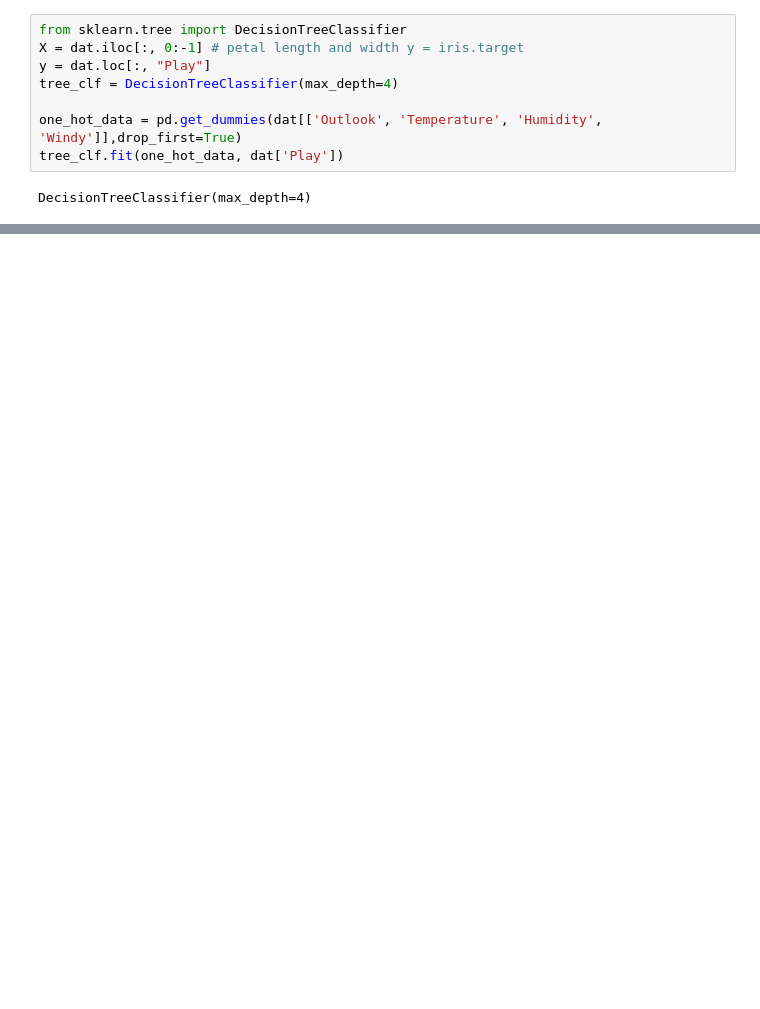
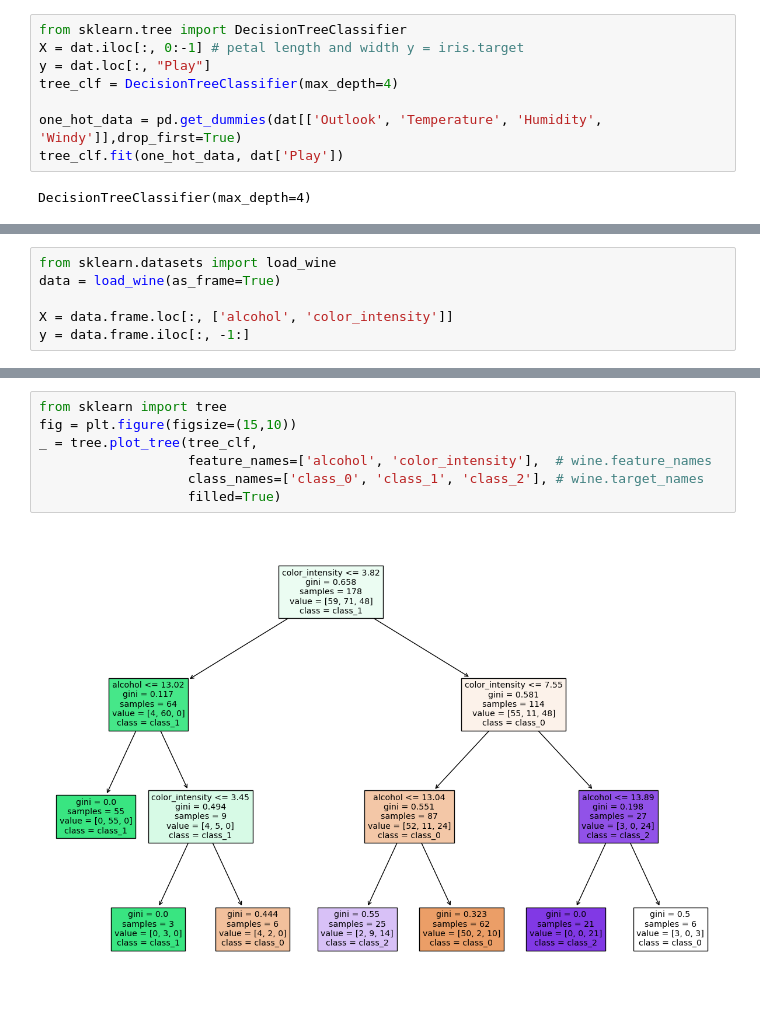
Before and after one commit to damajojung/project-neurocloud, a Jupyter notebook: code/7_decision_trees/decision_trees.ipynb, the cells around one changed output, grey strips where cells are left out. Cells and saved outputs as stored; diff of their text form; blank space fills up the shorter version.

```diff
--- a/code/7_decision_trees/decision_trees.ipynb
+++ b/code/7_decision_trees/decision_trees.ipynb
@@ -76,0 +64,6 @@ _ = tree.plot_tree(tree_clf,
+# %%
+from sklearn.datasets import load_wine
+data = load_wine(as_frame=True)
+
+X = data.frame.loc[:, ['alcohol', 'color_intensity']]
+y = data.frame.iloc[:, -1:]
@@ -76,0 +75,9 @@ _ = tree.plot_tree(tree_clf,
+# %%
+from sklearn import tree
+fig = plt.figure(figsize=(15,10))
+_ = tree.plot_tree(tree_clf,
+                   feature_names=['alcohol', 'color_intensity'],  # wine.feature_names
+                   class_names=['class_0', 'class_1', 'class_2'], # wine.target_names
+                   filled=True)
+# %% [output]
+[figure, added]
```
Also changed, not shown: parts of 11 cells of this notebook.
